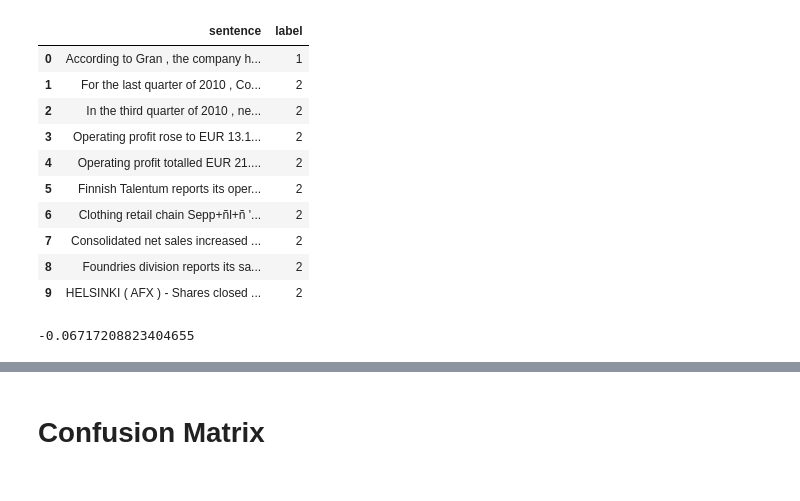
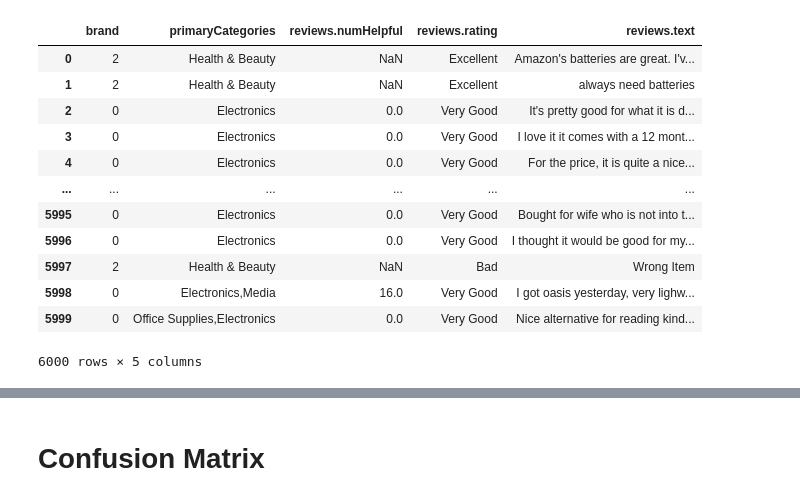
Before and after one commit to iiWhiteii/Anote-Text-Classification, a Jupyter notebook: Amazon Dataset/GPT3.5_Turbo/GPT3.5_Turbo.ipynb, the cells around one changed output, grey strips where cells are left out. Cells and saved outputs as stored; diff of their text form; code cells hidden in the pictures.

```diff
--- a/Amazon Dataset/GPT3.5_Turbo/GPT3.5_Turbo.ipynb
+++ b/Amazon Dataset/GPT3.5_Turbo/GPT3.5_Turbo.ipynb
@@ -17,18 +13,32 @@ df = pd.DataFrame(dataset['train'])
+# %%
+df, test_df = pd.read_csv('Amazon_Reviews_Train.csv'), pd.read_csv('Amazon_Reviews_Test.csv')
+# %%
+num_labels = 5
+id_to_label = {
+    0: "Bad",
+    1: "Good",
+    2: "Neutral",
+    3: "Very Good",
+    4: "Excellent"
+}
+
+label_to_id = {value : key for key , value in  id_to_label.items()}
+# %%
+df['reviews.rating'] = df['reviews.rating'].map(id_to_label)
+test_df['reviews.rating'] = test_df['reviews.rating'].map(id_to_label)
 # %%
-df.head(10)
+df
 # %% [output]
-|  | sentence | label |
-| 0 | According to Gran , the company h... | 1 |
-| 1 | For the last quarter of 2010 , Co... | 2 |
-| 2 | In the third quarter of 2010 , ne... | 2 |
-| 3 | Operating profit rose to EUR 13.1... | 2 |
-| 4 | Operating profit totalled EUR 21.... | 2 |
-| 5 | Finnish Talentum reports its oper... | 2 |
-| 6 | Clothing retail chain Sepp+ñl+ñ '... | 2 |
-| 7 | Consolidated net sales increased ... | 2 |
-| 8 | Foundries division reports its sa... | 2 |
-| 9 | HELSINKI ( AFX ) - Shares closed ... | 2 |
+|  | brand | primaryCategories | reviews.numHelpful | reviews.rating | reviews.text |
+| 0 | 2 | Health & Beauty | NaN | Excellent | Amazon's batteries are great. I'v... |
+| 1 | 2 | Health & Beauty | NaN | Excellent | always need batteries |
+| 2 | 0 | Electronics | 0.0 | Very Good | It's pretty good for what it is d... |
+| 3 | 0 | Electronics | 0.0 | Very Good | I love it it comes with a 12 mont... |
+| 4 | 0 | Electronics | 0.0 | Very Good | For the price, it is quite a nice... |
+| ... | ... | ... | ... | ... | ... |
+| 5995 | 0 | Electronics | 0.0 | Very Good | Bought for wife who is not into t... |
+| 5996 | 0 | Electronics | 0.0 | Very Good | I thought it would be good for my... |
+| 5997 | 2 | Health & Beauty | NaN | Bad | Wrong Item |
+| 5998 | 0 | Electronics,Media | 16.0 | Very Good | I got oasis yesterday, very lighw... |
+| 5999 | 0 | Office Supplies,Electronics | 0.0 | Very Good | Nice alternative for reading kind... |
+6000 rows × 5 columns
-# %%
-df['label'].skew()
-# %% [output]
--0.06717208823404655
```
Also changed, not shown: parts of 19 cells of this notebook, 10 other files.
